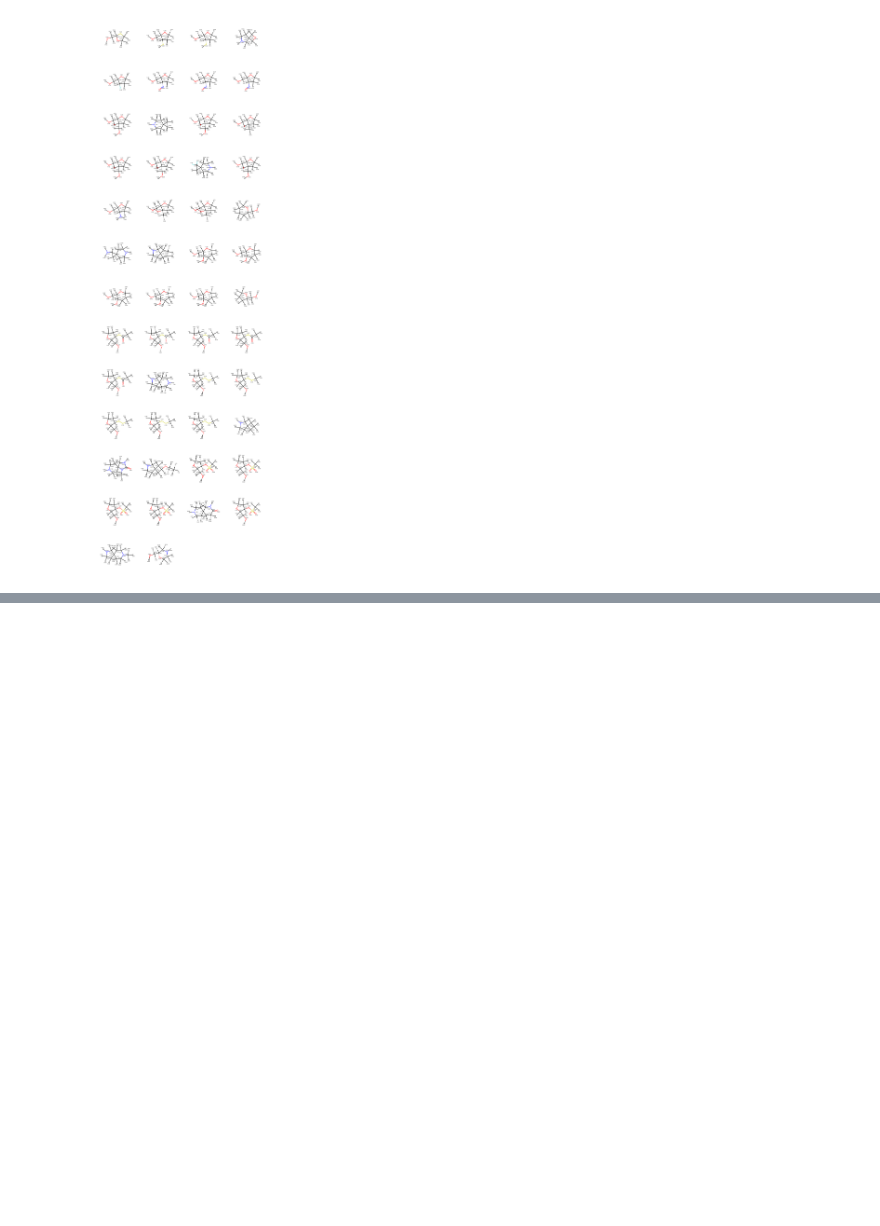
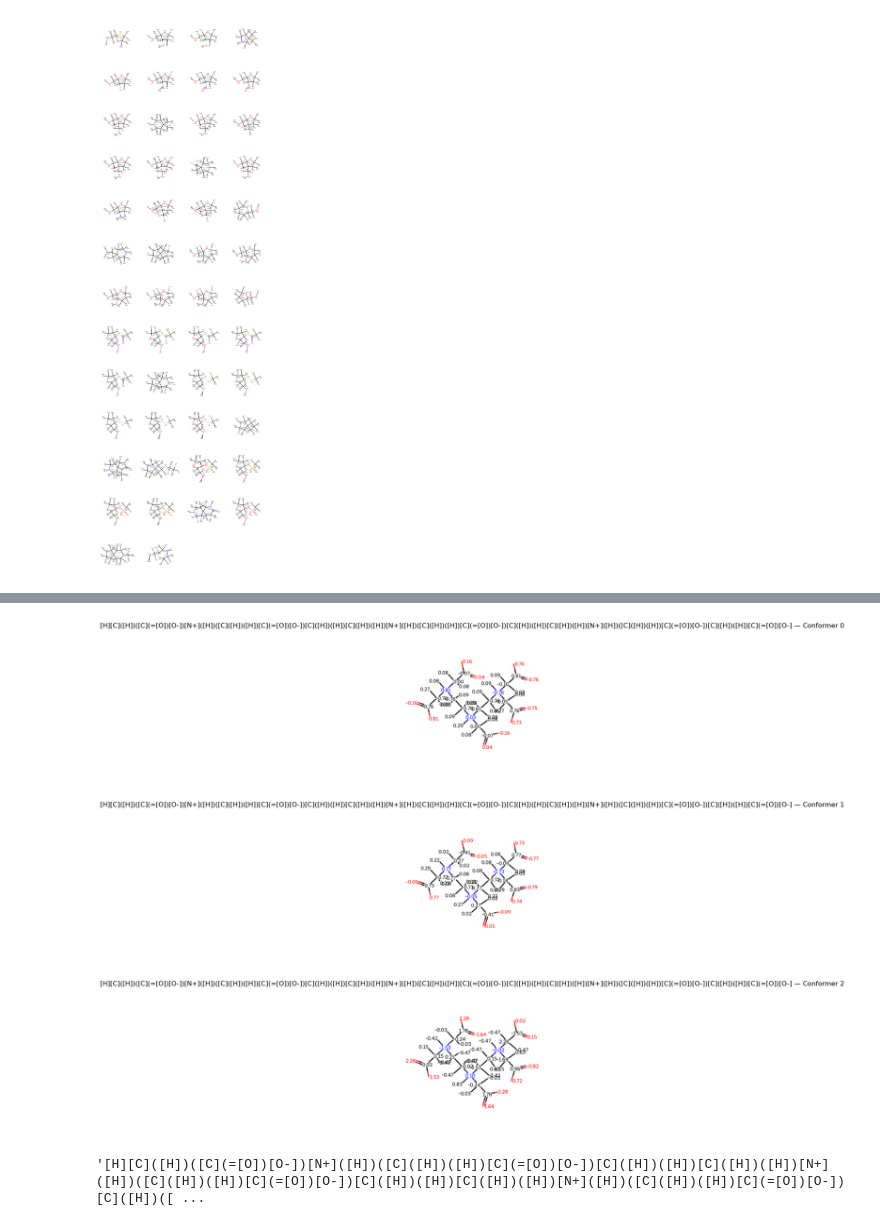
Before and after one commit to bismuthadams1/charge_paper, a Jupyter notebook: conformer_test/explore_parquet.ipynb, the cells around one changed output, grey strips where cells are left out. Saved outputs shown, nothing was run; the diff lists cells and outputs as text; code cells hidden in the pictures; blank space fills up the shorter version.

```diff
--- a/conformer_test/explore_parquet.ipynb
+++ b/conformer_test/explore_parquet.ipynb
@@ -356,0 +403,60 @@ rdkit_mol
+# %%
+import numpy as np
+import matplotlib.pyplot as plt
+from rdkit import Chem
+from rdkit.Chem import AllChem
+from rdkit.Chem.Draw import rdMolDraw2D
+from PIL import Image
+from io import BytesIO
+
+# 1. Re-compute per-atom σ mean and pick the top SMILES
+def mean_atom_std(charge_lists):
+    mat = np.vstack(charge_lists)
+    return mat.std(axis=0, ddof=1).mean()
+
+variation = (
+    df.groupby('smiles')['resp_charges']
+      .agg(lambda L: mean_atom_std(L))
+      .reset_index(name='mean_atom_std')
+)
+top_smiles = variation.nlargest(1, 'mean_atom_std')['smiles'].iloc[0]
+
+# 2. Pull out its conformers (sorted)
+subdf = df[df['smiles'] == top_smiles].sort_values('conformer_no')
+
+# 3. For the first three conformers, draw a 2D sketch and label atoms
+for _, row in subdf.iloc[:3].iterrows():
+    # build a fresh Mol from the SMILES
+    mol = Chem.MolFromSmiles(row['smiles'])
+    # add explicit Hs if your resp_charges includes them:
+    mol = Chem.AddHs(mol)
+    AllChem.Compute2DCoords(mol)
+
+    drawer = rdMolDraw2D.MolDraw2DCairo(300, 300)
+    opts = drawer.drawOptions()
+    # make sure atom count matches
+    assert mol.GetNumAtoms() == len(row['resp_charges']), \
+           f"Atom count mismatch: {mol.GetNumAtoms()} vs {len(row['resp_charges'])}"
+
+    # overlay labels
+    for idx, chg in enumerate(row['resp_charges']):
+        opts.atomLabels[idx] = f"{chg:.2f}"
+
+    drawer.DrawMolecule(mol)
+    drawer.FinishDrawing()
+    png = drawer.GetDrawingText()
+    img = Image.open(BytesIO(png))
+
+    plt.figure()
+    plt.imshow(img)
+    plt.axis('off')
+    plt.title(f"{top_smiles} — Conformer {row['conformer_no']}")
+plt.show()
+# %% [output]
+[figure, added]
+[figure, added]
+[figure, added]
+# %%
+row['smiles']
+# %% [output]
+'[H][C]([H])([C](=[O])[O-])[N+]([H])([C]([H])([H])[C](=[O])[O-])[C]([H])([H])[C]([H])([H])[N+]([H])([C]([H])([H])[C](=[O])[O-])[C]([H])([H])[C]([H])([H])[N+]([H])([C]([H])([H])[C](=[O])[O-])[C]([H])([ ...
```
Also changed, not shown: parts of 3 cells of this notebook, 2 other files.
